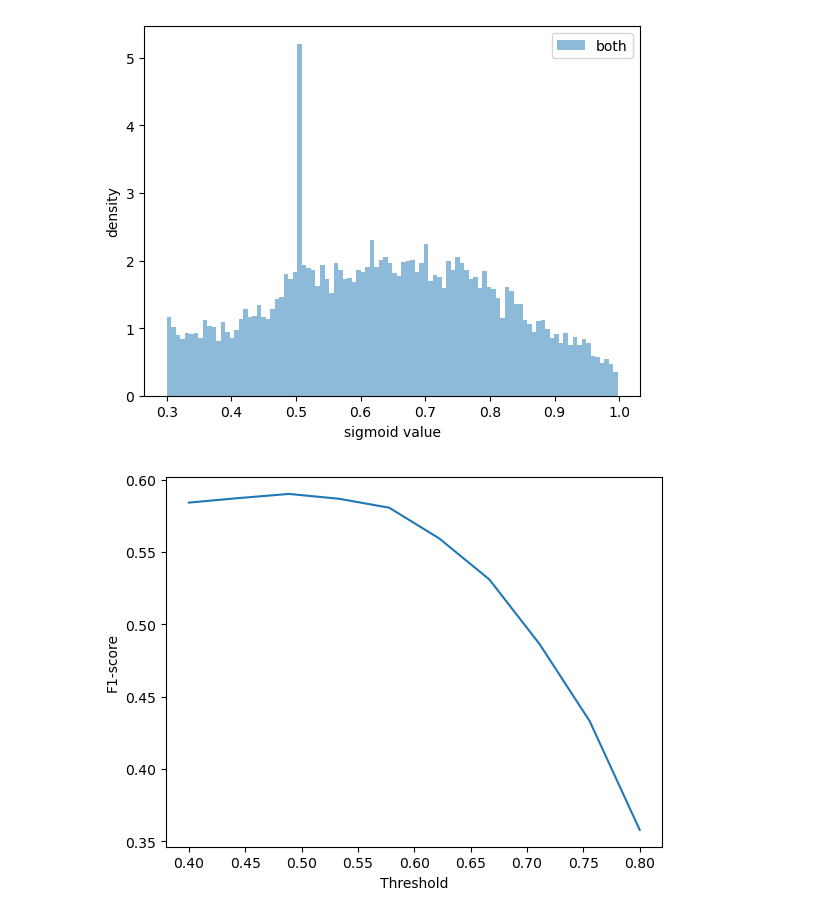
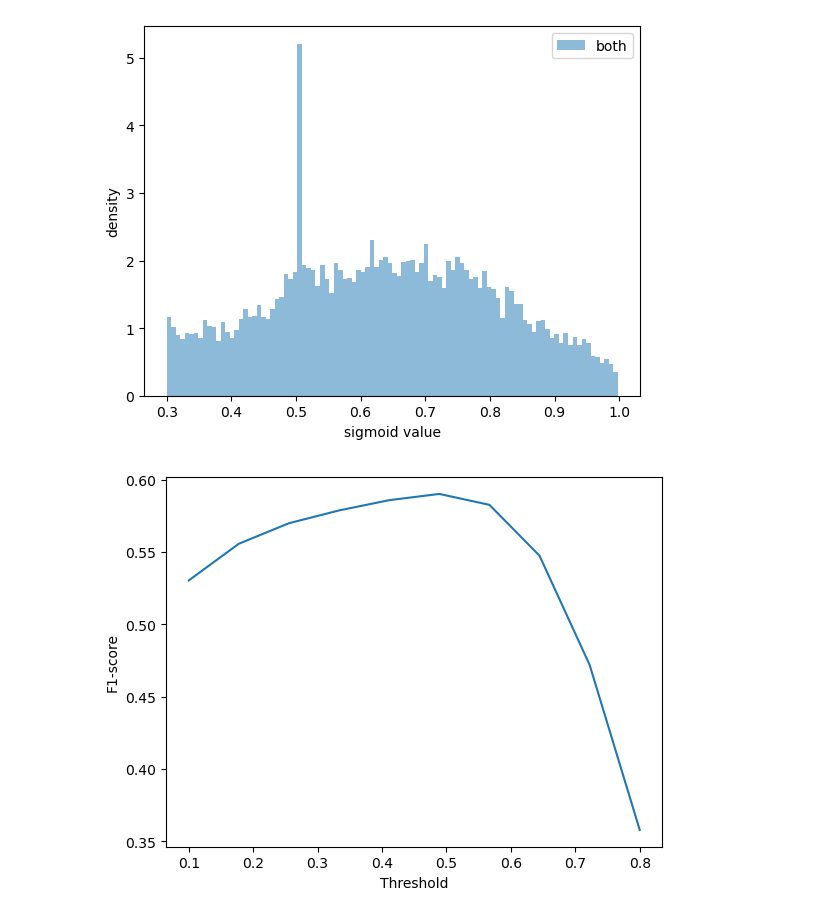
Before and after one commit to juliencollard2001/INF554-AJA, a Jupyter notebook: julien/amelioration_copilot.ipynb, the cells around one changed output. Saved outputs shown, nothing was run; the diff lists cells and outputs as text; code cells hidden in the pictures.

```diff
--- a/julien/amelioration_copilot.ipynb
+++ b/julien/amelioration_copilot.ipynb
@@ -293,21 +293,21 @@ show_logits_confusion_density()
 # %%
 # on peut revenir à un modèle intermédiaire pour éviter l'overfitting
 epoch_opt = 7
 model.load_state_dict(torch.load("training_states/"+str(epoch_opt)+".pth"))
 
-T = np.linspace(0.4,0.8,10)
+T = np.linspace(0.1,0.8,10)
 f1s = []
 for t in T:
     model.set_threshold(t)
     f1_valid = aja.f1_score_moyen(model, validation_graphs)
     f1s.append(f1_valid)
 
 plt.plot(T, f1s)
 plt.xlabel('Threshold')
 plt.ylabel('F1-score')
 plt.show()
 # %% [output]
-[figure, old version]
+[figure, new version]
 # %%
 # quand on est content on fait une submission !
 model.set_threshold(0.75)
```
